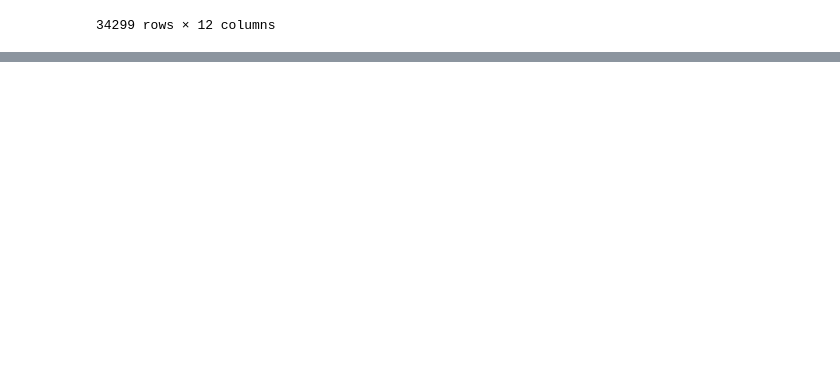
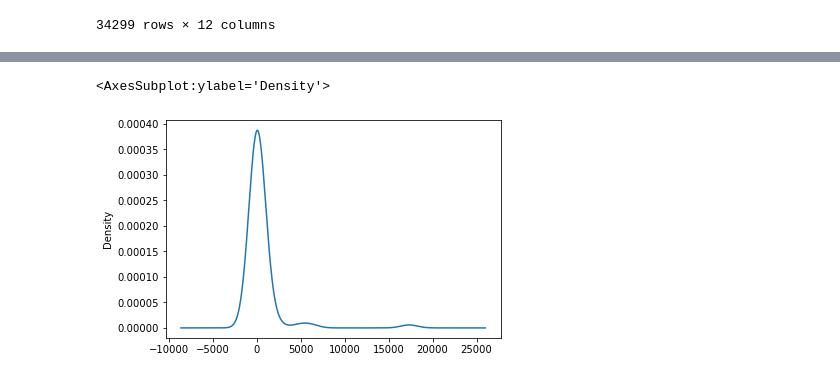
Before and after one commit to AbigailMwaura/Neural_Network_Charity_Analysis, a Jupyter notebook: AlphabetSoupCharity_Optimzation.ipynb, the cells around one changed output, grey strips where cells are left out. Drawn from its saved outputs; the diff is of its cells as text; code cells hidden in the pictures; blank space fills up the shorter version.

```diff
--- a/AlphabetSoupCharity_Optimzation.ipynb
+++ b/AlphabetSoupCharity_Optimzation.ipynb
@@ -33,0 +99,4 @@ application_df.head()
+# %%
+# Look at CLASSIFICATION value counts for binning
+classification_count = application_df['CLASSIFICATION'].value_counts()
+print(classification_count)
@@ -33,0 +116,6 @@ application_df.head()
+# %%
+# Visualize the value counts of CLASSIFICATION
+classification_count.plot.density()
+# %% [output]
+<AxesSubplot:ylabel='Density'>
+[figure, added]
```
Also changed, not shown: parts of 6 cells of this notebook.
